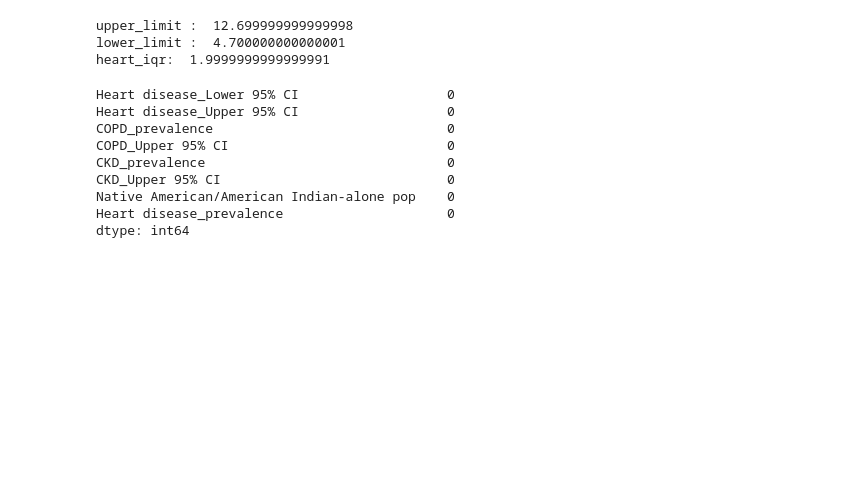
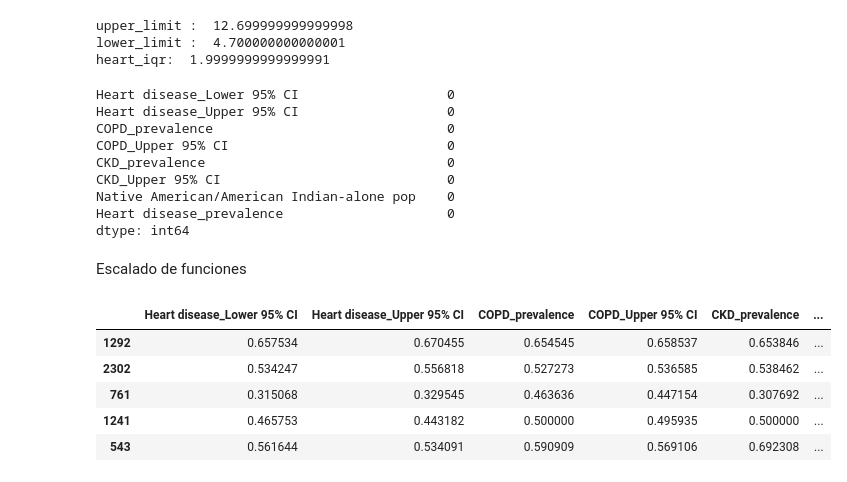
Before and after one commit to Eleiny9/machine-learning-python-recursos-salud, a Jupyter notebook: src/explore.ipynb, the cells around one changed output. Saved outputs shown, nothing was run; the diff lists cells and outputs as text; code cells hidden in the pictures; blank space fills up the shorter version.

```diff
--- a/src/explore.ipynb
+++ b/src/explore.ipynb
@@ -535,3 +535,35 @@ CKD_Upper 95% CI                             0
 Native American/American Indian-alone pop    0
 Heart disease_prevalence                     0
 dtype: int64
+# %% [markdown]
+Escalado de funciones
+# %%
+# Se normaliza las variapbles para que tengan un rango estandar de [1, 0]
+
+from sklearn.preprocessing import MinMaxScaler
+
+variables = [
+    'Heart disease_Lower 95% CI',
+    'Heart disease_Upper 95% CI',
+    'COPD_prevalence',
+    'COPD_Upper 95% CI',
+    'CKD_prevalence',
+    'CKD_Upper 95% CI',
+    'Native American/American Indian-alone pop',
+    'Heart disease_prevalence'
+]
+
+scaler = MinMaxScaler()
+
+scal_features = scaler.fit_transform(data_mod[variables])
+
+df_scal = pd.DataFrame(scal_features, index = data_mod.index, columns = variables)
+
+df_scal.head()
+# %% [output]
+|  | Heart disease_Lower 95% CI | Heart disease_Upper 95% CI | COPD_prevalence | COPD_Upper 95% CI | CKD_prevalence | ... |
+| 1292 | 0.657534 | 0.670455 | 0.654545 | 0.658537 | 0.653846 | ... |
+| 2302 | 0.534247 | 0.556818 | 0.527273 | 0.536585 | 0.538462 | ... |
+| 761 | 0.315068 | 0.329545 | 0.463636 | 0.447154 | 0.307692 | ... |
+| 1241 | 0.465753 | 0.443182 | 0.500000 | 0.495935 | 0.500000 | ... |
+| 543 | 0.561644 | 0.534091 | 0.590909 | 0.569106 | 0.692308 | ... |
```
Also changed, not shown: parts of 4 cells of this notebook, 2 other files.
